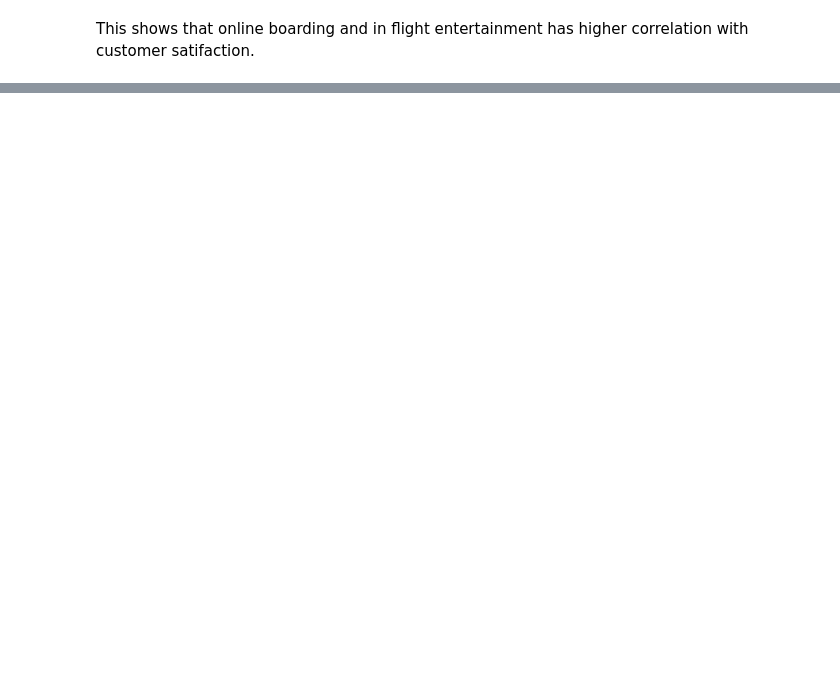
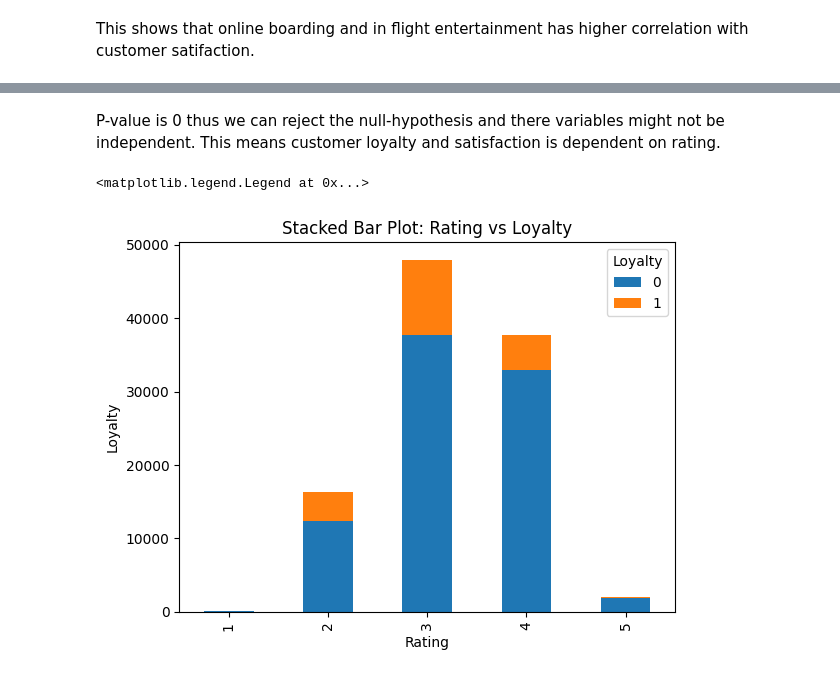
Before and after one commit to anushChrist/ML_LAB, a Jupyter notebook: 2348504_Lab2.ipynb, the cells around one changed output, grey strips where cells are left out. Drawn from its saved outputs; the diff is of its cells as text; code cells hidden in the pictures; blank space fills up the shorter version.

```diff
--- a/2348504_Lab2.ipynb
+++ b/2348504_Lab2.ipynb
@@ -276,0 +308,2 @@ This shows that online boarding and in flight entertainment has higher correlati
+# %%
+df["Binned Rating"] = np.round(df["Rating"]).astype(int)
@@ -276,0 +312,6 @@ This shows that online boarding and in flight entertainment has higher correlati
+# %%
+contingency_table = pd.crosstab(df["Binned Rating"], df["Customer Type"])
+print(contingency_table)
+chi2_stat, p_val, dof, expected = chi2_contingency(contingency_table)
+print("Chi-square statistic:", chi2_stat)
+print("P-value:", p_val)
@@ -276,0 +328,12 @@ This shows that online boarding and in flight entertainment has higher correlati
+# %% [markdown]
+P-value is 0 thus we can reject the null-hypothesis and there variables might not be independent.
+This means customer loyalty and satisfaction is dependent on rating.
+# %%
+xy = contingency_table.plot(kind="bar", stacked=True)
+plt.xlabel("Rating")
+plt.ylabel("Loyalty")
+plt.title("Stacked Bar Plot: Rating vs Loyalty")
+plt.legend(title="Loyalty")
+# %% [output]
+<matplotlib.legend.Legend at 0x...>
+[figure, added]
```
Also changed, not shown: parts of 38 cells of this notebook.
